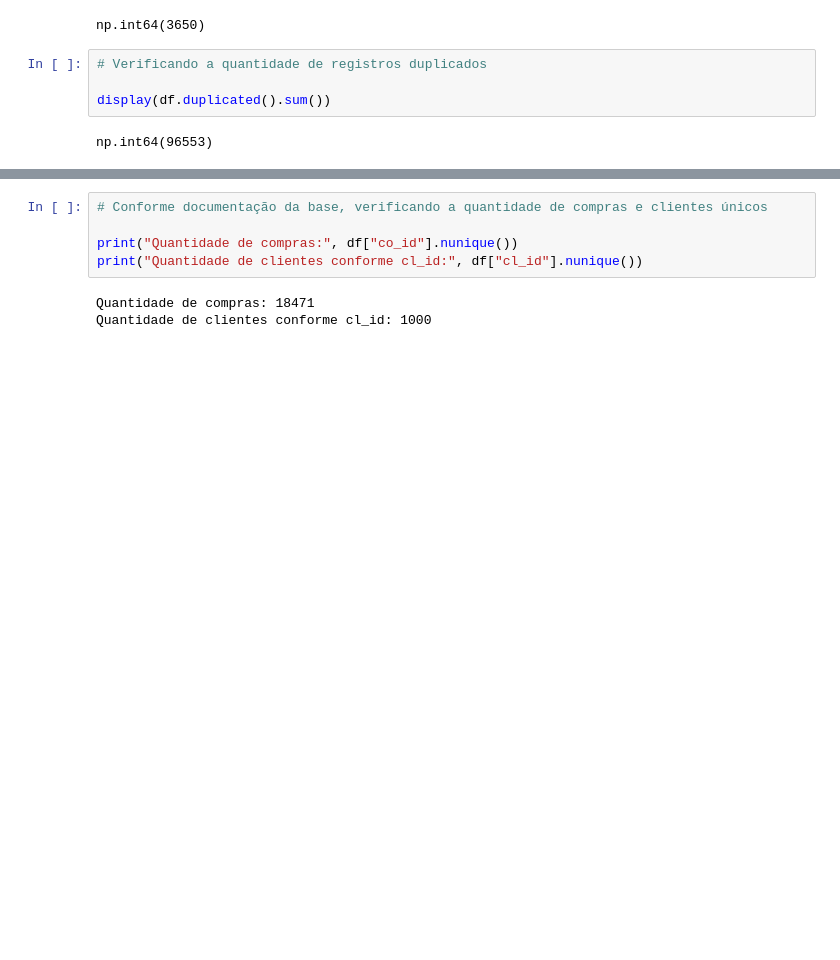
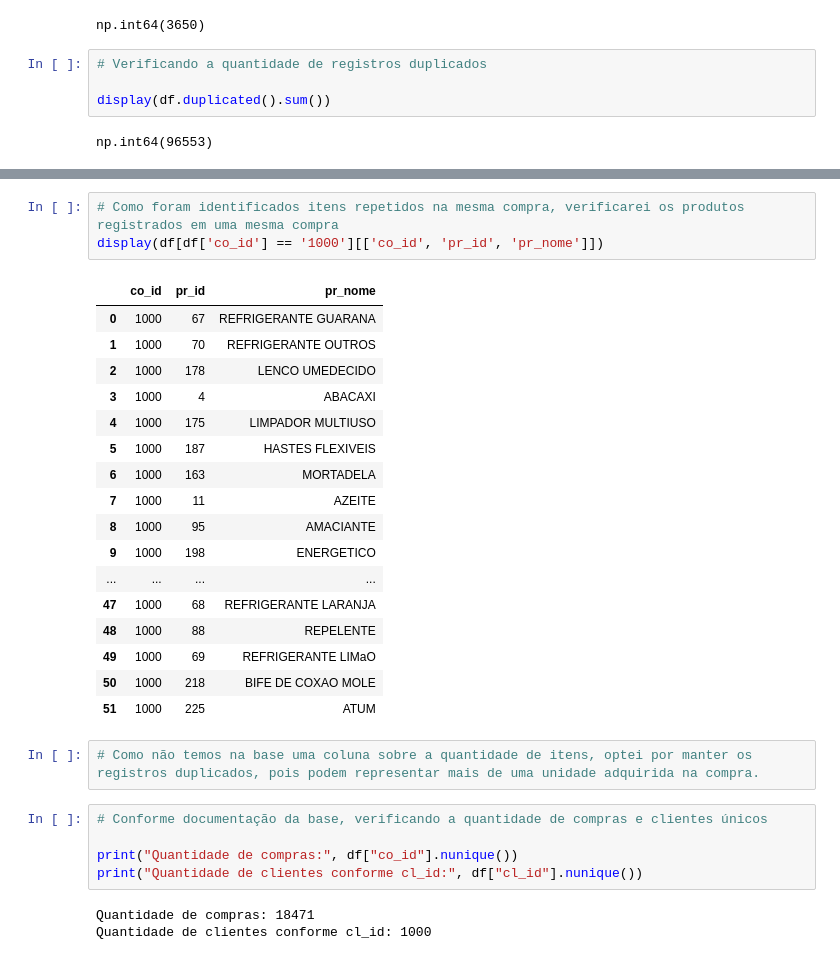
Before and after one commit to camilagstos/miniprojeto_CamilaGomes_Analise_de_Dados_T5, a Jupyter notebook: miniprojeto.ipynb, the cells around one changed output, grey strips where cells are left out. Cells and saved outputs as stored; diff of their text form; blank space fills up the shorter version.

```diff
--- a/miniprojeto.ipynb
+++ b/miniprojeto.ipynb
@@ -142,3 +166,26 @@ np.int64(96553)
+# %%
+# Como foram identificados itens repetidos na mesma compra, verificarei os produtos registrados em uma mesma compra
+display(df[df['co_id'] == '1000'][['co_id', 'pr_id', 'pr_nome']])
+# %% [output]
+|  | co_id | pr_id | pr_nome |
+| 0 | 1000 | 67 | REFRIGERANTE GUARANA |
+| 1 | 1000 | 70 | REFRIGERANTE OUTROS |
+| 2 | 1000 | 178 | LENCO UMEDECIDO |
+| 3 | 1000 | 4 | ABACAXI |
+| 4 | 1000 | 175 | LIMPADOR MULTIUSO |
+| 5 | 1000 | 187 | HASTES FLEXIVEIS |
+| 6 | 1000 | 163 | MORTADELA |
+| 7 | 1000 | 11 | AZEITE |
+| 8 | 1000 | 95 | AMACIANTE |
+| 9 | 1000 | 198 | ENERGETICO |
+| ... | ... | ... | ... |
+| 47 | 1000 | 68 | REFRIGERANTE LARANJA |
+| 48 | 1000 | 88 | REPELENTE |
+| 49 | 1000 | 69 | REFRIGERANTE LIMaO |
+| 50 | 1000 | 218 | BIFE DE COXAO MOLE |
+| 51 | 1000 | 225 | ATUM |
+# %%
+# Como não temos na base uma coluna sobre a quantidade de itens, optei por manter os registros duplicados, pois podem representar mais de uma unidade adquirida na compra.
 # %%
 # Conforme documentação da base, verificando a quantidade de compras e clientes únicos
 
```
Also changed, not shown: parts of 11 cells of this notebook.
